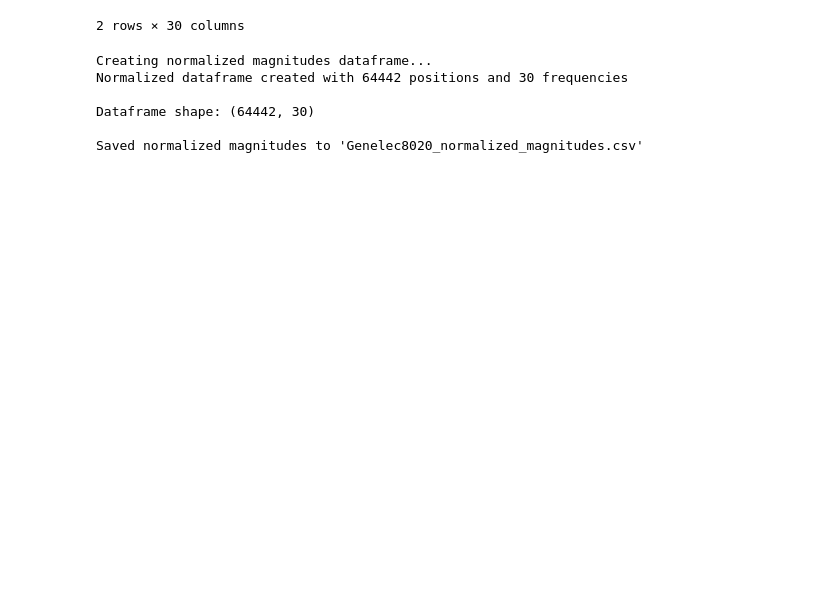
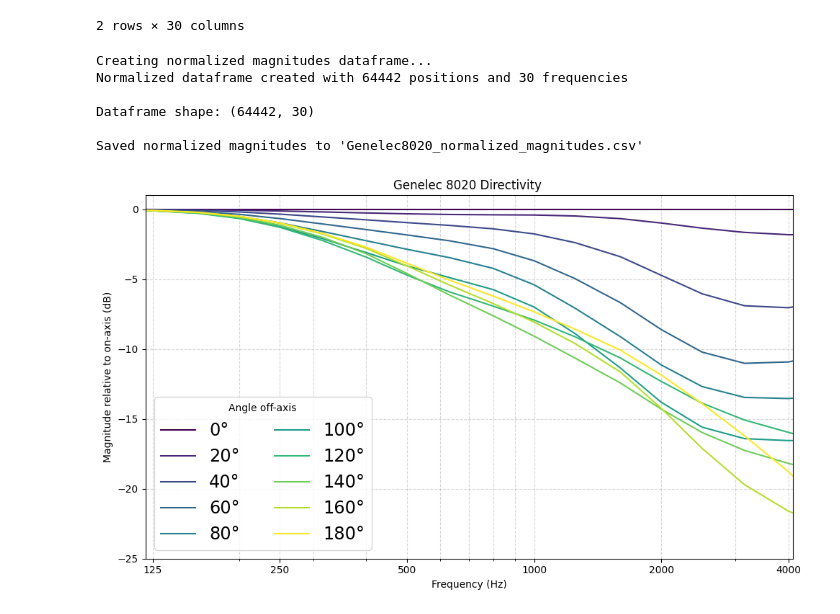
Before and after one commit to misuka-renderer/misuka-data, a Jupyter notebook: textures/conversion/directivity_plot.ipynb, the cells around one changed output. Cells and saved outputs as stored; diff of their text form; code cells hidden in the pictures; blank space fills up the shorter version.

Commit message:
added frequency validation and plotted directivity of genelec speaker

```diff
--- a/textures/conversion/directivity_plot.ipynb
+++ b/textures/conversion/directivity_plot.ipynb
@@ -110,3 +110,41 @@ Normalized dataframe created with 64442 positions and 30 frequencies
 Dataframe shape: (64442, 30)
 
 Saved normalized magnitudes to 'Genelec8020_normalized_magnitudes.csv'
+# %%
+# Directivity plot: frequency response from 0 deg (on-axis) to 180 deg off-axis
+# Uses a single meridian (fixed azimuth P000) so theta sweeps the full front-to-back arc
+from scipy.ndimage import gaussian_filter1d
+
+angles_deg = np.arange(0, 181, 20)
+freqs = sorted(data_df.columns)
+smoothing_sigma = 2  # in units of frequency bins
+
+fig, ax = plt.subplots(figsize=(10, 6))
+
+# On-axis (0 deg) response used as the reference for normalization
+onaxis_mag = np.abs(data_df.loc['P000T000', freqs].values.astype(complex))
+
+cmap = plt.get_cmap('viridis')
+for i, angle in enumerate(angles_deg):
+    row_label = f'P000T{angle:03d}'
+    mag = np.abs(data_df.loc[row_label, freqs].values.astype(complex))
+    mag_db = 20 * np.log10(mag / onaxis_mag)
+    mag_db = gaussian_filter1d(mag_db, sigma=smoothing_sigma)
+    ax.semilogx(freqs, mag_db, label=f'{angle}°', color=cmap(i / (len(angles_deg) - 1)))
+
+octave_ticks = [125, 250, 500, 1000, 2000, 4000]
+
+ax.set_xlabel('Frequency (Hz)')
+ax.set_ylabel('Magnitude relative to on-axis (dB)')
+ax.set_title('Genelec 8020 Directivity ')
+ax.set_xlim(120, 4100)
+ax.set_ylim(-25, 1)
+ax.set_xticks(octave_ticks)
+ax.set_xticklabels([str(t) for t in octave_ticks])
+ax.grid(True, which='both', linestyle='--', alpha=0.5)
+ax.legend(title='Angle off-axis', loc='lower left', ncol=2, fontsize='xx-large')
+plt.tight_layout()
+fig.savefig('/home/misuka/repos/MA plots/genelec8020_directivity.png', dpi=300)
+plt.show()
+# %% [output]
+[figure, added]
```
Also changed, not shown: 1 other file.
